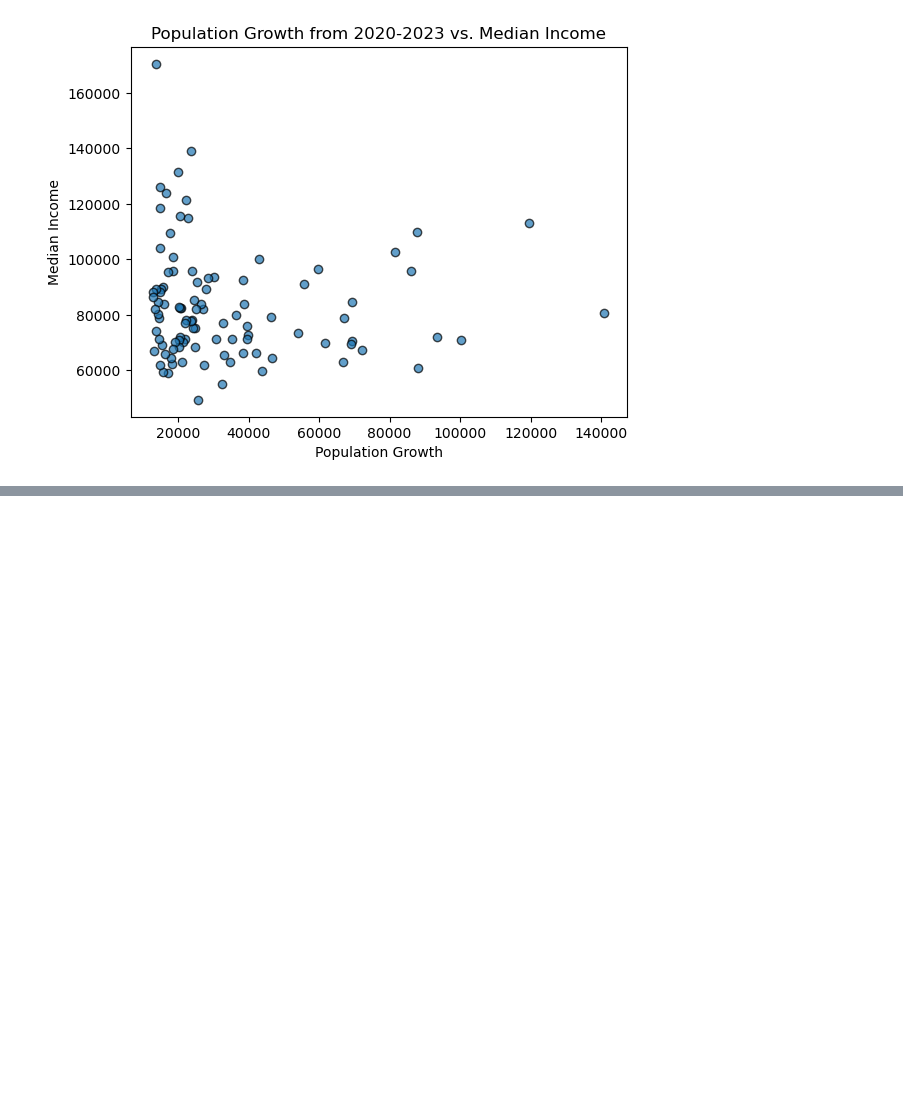
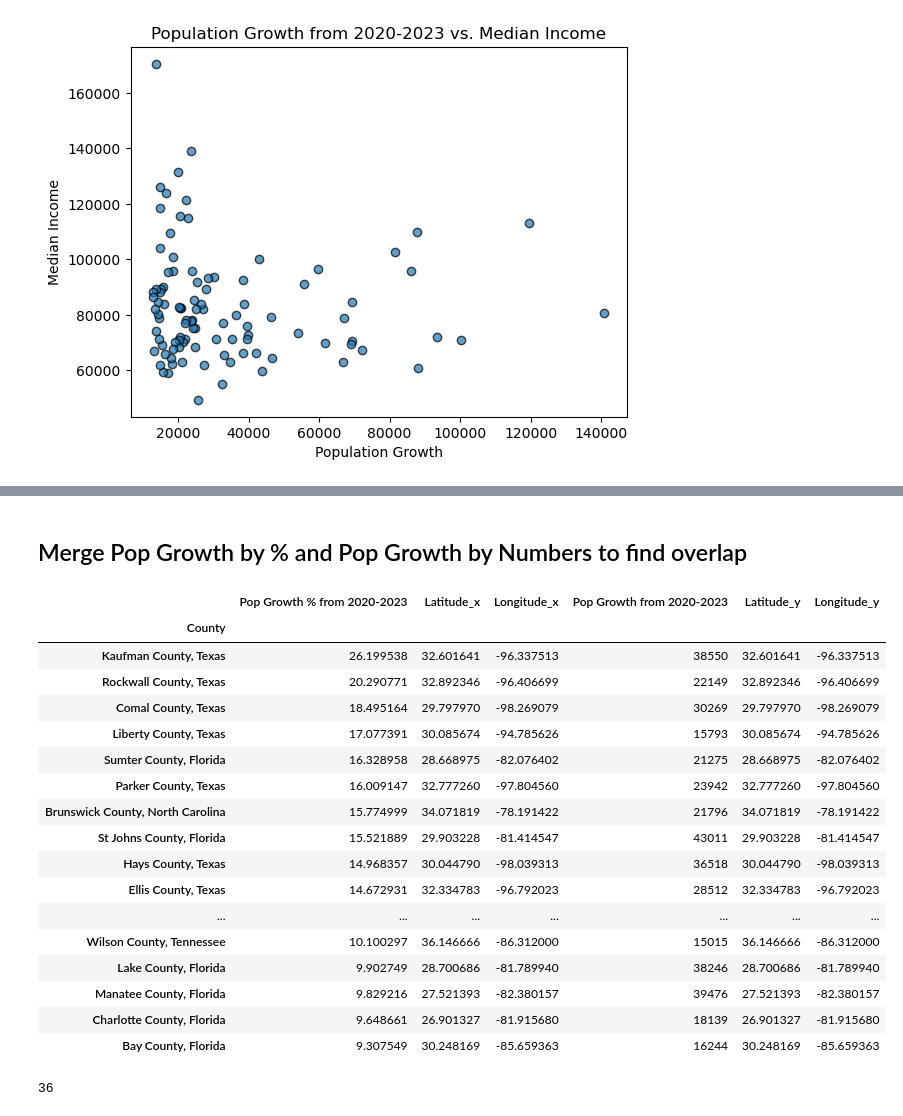
Before and after one commit to smsimba225/Project_1, a Jupyter notebook: Project1_Owen.ipynb, the cells around one changed output, grey strips where cells are left out. Saved outputs shown, nothing was run; the diff lists cells and outputs as text; code cells hidden in the pictures; blank space fills up the shorter version.

```diff
--- a/Project1_Owen.ipynb
+++ b/Project1_Owen.ipynb
@@ -214,0 +225,3 @@ mapplot
+# %%
+pop_growth_percent['Pop Growth % from 2020-2023']=population_county_pd['2023']/population_county_pd['2020']*100-100
+pop_growth_percent.head()
@@ -214,0 +235,6 @@ mapplot
+# %%
+pop_growth_percent = pop_growth_percent.sort_values('Pop Growth % from 2020-2023', ascending=False)
+
+pop_growth_percentmerge = pop_growth_percent.iloc[0:100].copy()
+pop_growth_percentmerge = pop_growth_percentmerge[['County', 'Pop Growth % from 2020-2023']].set_index('County')
+pop_growth_percentmerge
@@ -214,0 +256,19 @@ mapplot
+# %%
+counties1 = []
+lat1 = []
+lon1 = []
+for row in pop_growth_percentmerge.iterrows():
+    counties1.append(row[0])
+
+for county in counties1:
+    target_county = county
+    target_url = f"https://api.geoapify.com/v1/geocode/search?text={target_county}&format=json&apiKey={geoapify_key}"
+    resp = requests.get(target_url).json()
+    lat1.append(resp["results"][0]["lat"])
+    lon1.append(resp["results"][0]["lon"])
+    print(f'Found Latitude and Longitude for {target_county}.')
+
+print('Finished searching for Latitude and Longitudes')
+
+pop_growth_percentmerge['Latitude']=lat1
+pop_growth_percentmerge['Longitude']=lon1
@@ -214,0 +374,29 @@ mapplot
+# %% [markdown]
+## Merge Pop Growth by % and Pop Growth by Numbers to find overlap
+# %%
+pop_merged = pop_growth_percentmerge.merge(pop_100, on='County', how='inner')
+# %%
+pop_merged
+# %% [output]
+|  | Pop Growth % from 2020-2023 | Latitude_x | Longitude_x | Pop Growth from 2020-2023 | Latitude_y | Longitude_y |
+| County |  |  |  |  |  |  |
+| Kaufman County, Texas | 26.199538 | 32.601641 | -96.337513 | 38550 | 32.601641 | -96.337513 |
+| Rockwall County, Texas | 20.290771 | 32.892346 | -96.406699 | 22149 | 32.892346 | -96.406699 |
+| Comal County, Texas | 18.495164 | 29.797970 | -98.269079 | 30269 | 29.797970 | -98.269079 |
+| Liberty County, Texas | 17.077391 | 30.085674 | -94.785626 | 15793 | 30.085674 | -94.785626 |
+| Sumter County, Florida | 16.328958 | 28.668975 | -82.076402 | 21275 | 28.668975 | -82.076402 |
+| Parker County, Texas | 16.009147 | 32.777260 | -97.804560 | 23942 | 32.777260 | -97.804560 |
+| Brunswick County, North Carolina | 15.774999 | 34.071819 | -78.191422 | 21796 | 34.071819 | -78.191422 |
+| St Johns County, Florida | 15.521889 | 29.903228 | -81.414547 | 43011 | 29.903228 | -81.414547 |
+| Hays County, Texas | 14.968357 | 30.044790 | -98.039313 | 36518 | 30.044790 | -98.039313 |
+| Ellis County, Texas | 14.672931 | 32.334783 | -96.792023 | 28512 | 32.334783 | -96.792023 |
+| ... | ... | ... | ... | ... | ... | ... |
+| Wilson County, Tennessee | 10.100297 | 36.146666 | -86.312000 | 15015 | 36.146666 | -86.312000 |
+| Lake County, Florida | 9.902749 | 28.700686 | -81.789940 | 38246 | 28.700686 | -81.789940 |
+| Manatee County, Florida | 9.829216 | 27.521393 | -82.380157 | 39476 | 27.521393 | -82.380157 |
+| Charlotte County, Florida | 9.648661 | 26.901327 | -81.915680 | 18139 | 26.901327 | -81.915680 |
+| Bay County, Florida | 9.307549 | 30.248169 | -85.659363 | 16244 | 30.248169 | -85.659363 |
+# %%
+len(pop_merged)
+# %% [output]
+36
```
Also changed, not shown: parts of 12 cells of this notebook, 2 other files.
